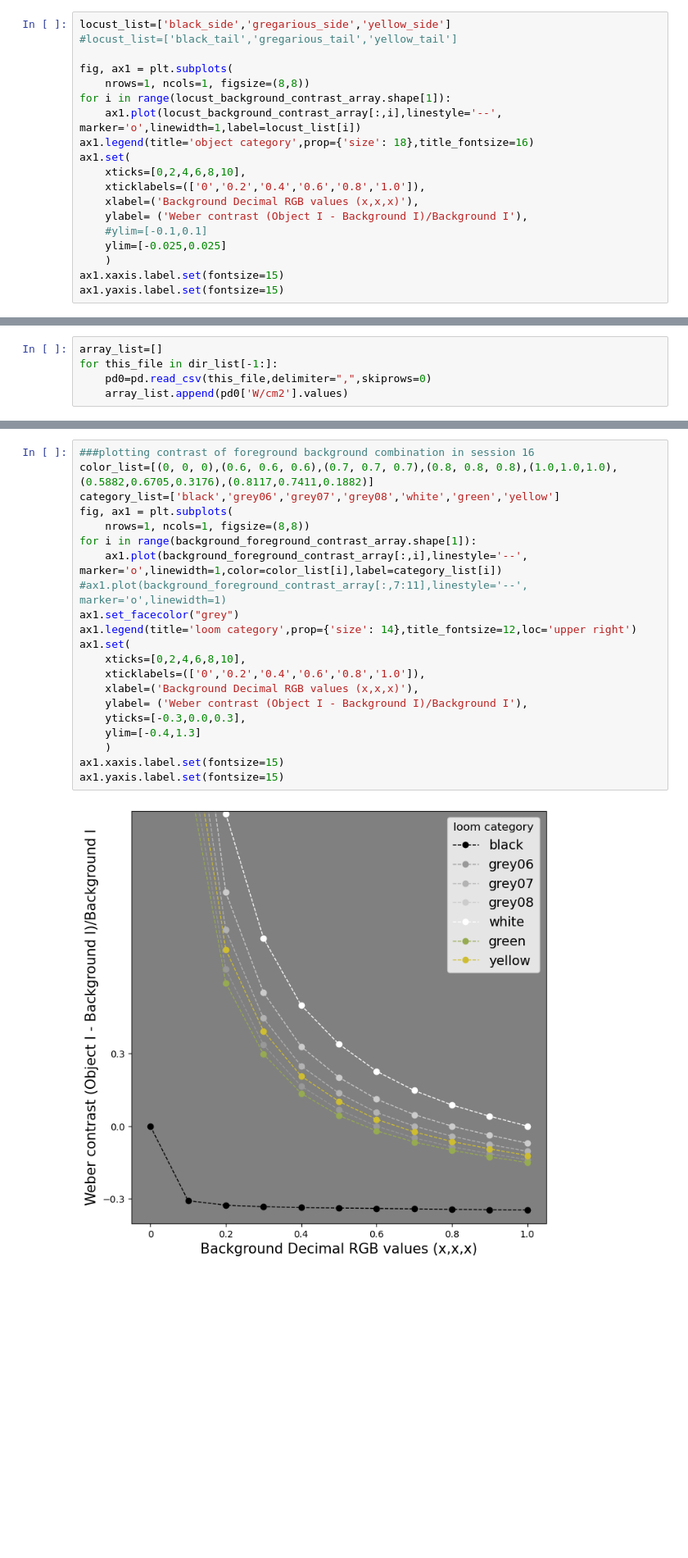
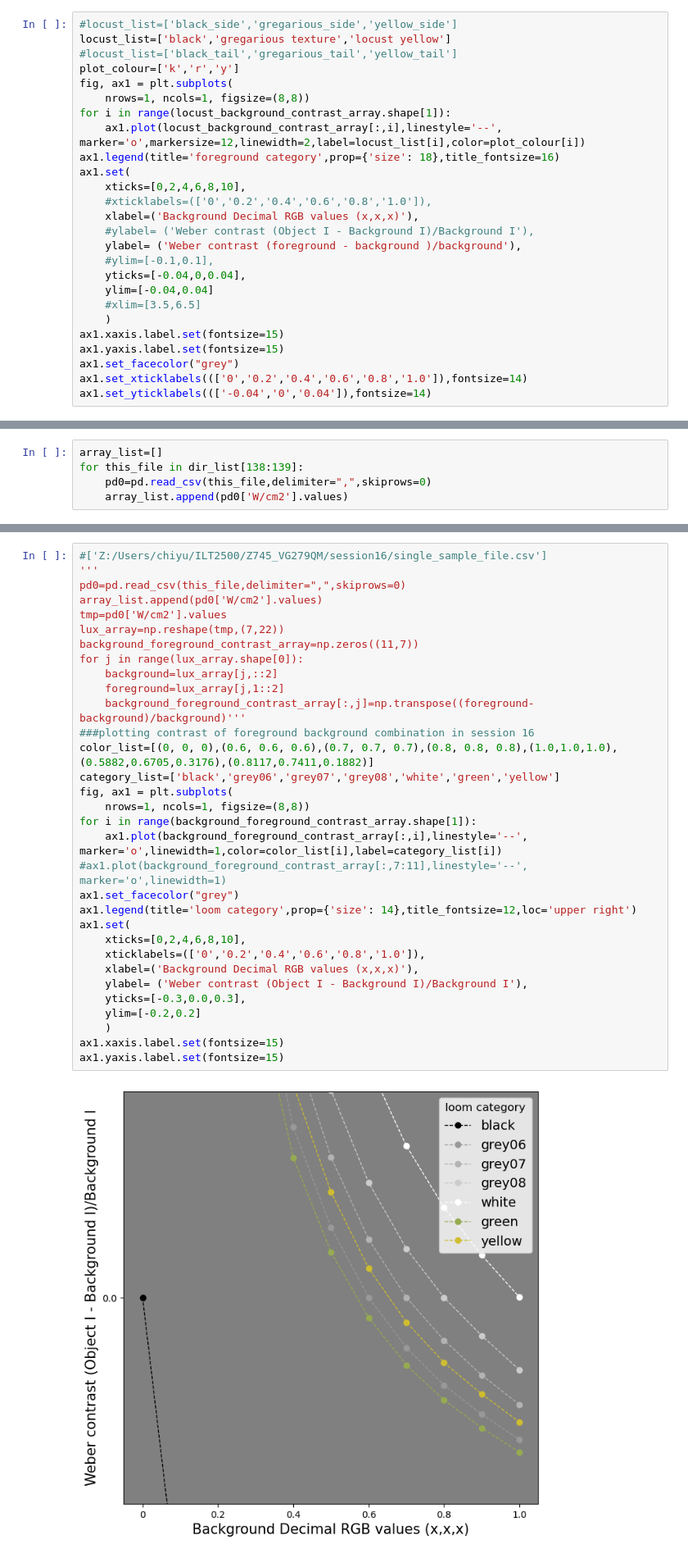
Before and after one commit to chiyu1203/UnityDataAnalysis, a Jupyter notebook: calculate_chromatic_contrast.ipynb, the cells around one changed output, grey strips where cells are left out. Shown at 82% size. Cells and saved outputs as stored; diff of their text form; blank space fills up the shorter version.

```diff
--- a/calculate_chromatic_contrast.ipynb
+++ b/calculate_chromatic_contrast.ipynb
@@ -105,22 +107,29 @@ test_array=np.array([0.0000004840,0.00000426,0.000007963,0.00001173,0.00001529,0
 # %%
 locust_background_contrast_array=np.transpose((test_array.reshape((3,-1))-background_array.reshape((3,-1)))/background_array.reshape((3,-1)))
 # %%
-locust_list=['black_side','gregarious_side','yellow_side']
+#locust_list=['black_side','gregarious_side','yellow_side']
+locust_list=['black','gregarious texture','locust yellow']
 #locust_list=['black_tail','gregarious_tail','yellow_tail']
-
+plot_colour=['k','r','y']
 fig, ax1 = plt.subplots(
     nrows=1, ncols=1, figsize=(8,8))
 for i in range(locust_background_contrast_array.shape[1]):
-    ax1.plot(locust_background_contrast_array[:,i],linestyle='--', marker='o',linewidth=1,label=locust_list[i])
-ax1.legend(title='object category',prop={'size': 18},title_fontsize=16)
+    ax1.plot(locust_background_contrast_array[:,i],linestyle='--', marker='o',markersize=12,linewidth=2,label=locust_list[i],color=plot_colour[i])
+ax1.legend(title='foreground category',prop={'size': 18},title_fontsize=16)
 ax1.set(
     xticks=[0,2,4,6,8,10],
-    xticklabels=(['0','0.2','0.4','0.6','0.8','1.0']),
+    #xticklabels=(['0','0.2','0.4','0.6','0.8','1.0']),
     xlabel=('Background Decimal RGB values (x,x,x)'),
-    ylabel= ('Weber contrast (Object I - Background I)/Background I'),
-    #ylim=[-0.1,0.1]
-    ylim=[-0.025,0.025]
+    #ylabel= ('Weber contrast (Object I - Background I)/Background I'),
+    ylabel= ('Weber contrast (foreground - background )/background'),
+    #ylim=[-0.1,0.1],
+    yticks=[-0.04,0,0.04],
+    ylim=[-0.04,0.04]
+    #xlim=[3.5,6.5]
     )
 ax1.xaxis.label.set(fontsize=15)
 ax1.yaxis.label.set(fontsize=15)
+ax1.set_facecolor("grey")
+ax1.set_xticklabels((['0','0.2','0.4','0.6','0.8','1.0']),fontsize=14)
+ax1.set_yticklabels((['-0.04','0','0.04']),fontsize=14)
 # %% [output]
@@ -167,6 +177,6 @@ dir_list[-1:]
 # %%
 array_list=[]
-for this_file in dir_list[-1:]:
+for this_file in dir_list[138:139]:
     pd0=pd.read_csv(this_file,delimiter=",",skiprows=0)
     array_list.append(pd0['W/cm2'].values)
 # %%
@@ -179,28 +189,39 @@ for j in range(lux_array.shape[0]):
     foreground=lux_array[j,1::2]
     background_foreground_contrast_array[:,j]=np.transpose((foreground-background)/background)
 # %%
+#['Z:/Users/chiyu/ILT2500/Z745_VG279QM/session16/single_sample_file.csv']
+'''
+pd0=pd.read_csv(this_file,delimiter=",",skiprows=0)
+array_list.append(pd0['W/cm2'].values)
+tmp=pd0['W/cm2'].values
+lux_array=np.reshape(tmp,(7,22))
+background_foreground_contrast_array=np.zeros((11,7))
+for j in range(lux_array.shape[0]):
+    background=lux_array[j,::2]
+    foreground=lux_array[j,1::2]
+    background_foreground_contrast_array[:,j]=np.transpose((foreground-background)/background)'''
 ###plotting contrast of foreground background combination in session 16
 color_list=[(0, 0, 0),(0.6, 0.6, 0.6),(0.7, 0.7, 0.7),(0.8, 0.8, 0.8),(1.0,1.0,1.0),(0.5882,0.6705,0.3176),(0.8117,0.7411,0.1882)]
 category_list=['black','grey06','grey07','grey08','white','green','yellow']
 fig, ax1 = plt.subplots(
     nrows=1, ncols=1, figsize=(8,8))
 for i in range(background_foreground_contrast_array.shape[1]):
     ax1.plot(background_foreground_contrast_array[:,i],linestyle='--', marker='o',linewidth=1,color=color_list[i],label=category_list[i])
 #ax1.plot(background_foreground_contrast_array[:,7:11],linestyle='--', marker='o',linewidth=1)
 ax1.set_facecolor("grey")
 ax1.legend(title='loom category',prop={'size': 14},title_fontsize=12,loc='upper right')
 ax1.set(
     xticks=[0,2,4,6,8,10],
     xticklabels=(['0','0.2','0.4','0.6','0.8','1.0']),
     xlabel=('Background Decimal RGB values (x,x,x)'),
     ylabel= ('Weber contrast (Object I - Background I)/Background I'),
     yticks=[-0.3,0.0,0.3],
-    ylim=[-0.4,1.3]
+    ylim=[-0.2,0.2]
     )
 ax1.xaxis.label.set(fontsize=15)
 ax1.yaxis.label.set(fontsize=15)
 # %% [output]
-[figure, old version]
+[figure, new version]
 # %%
 ###calculate contrast of locust background combination in session 17
 tmp=pd0['W/cm2'].values
```
Also changed, not shown: parts of 7 cells of this notebook, 1 other file.
